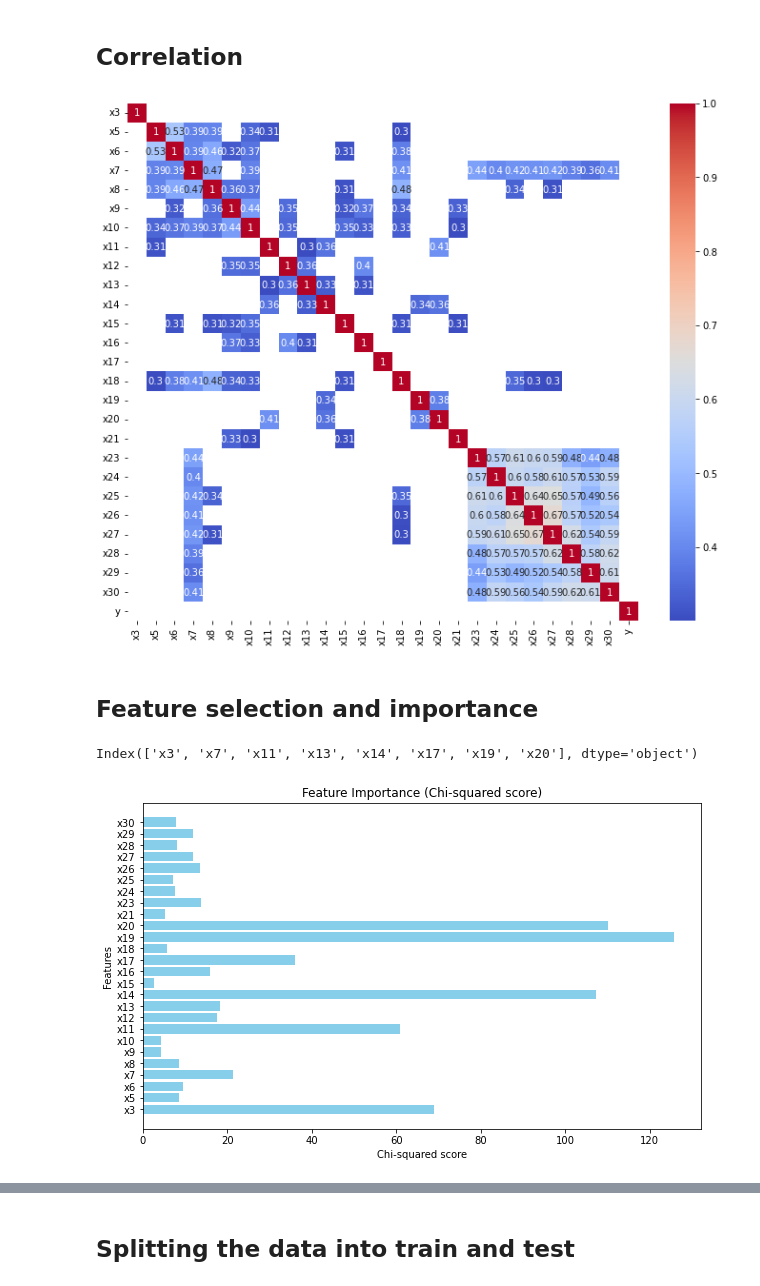
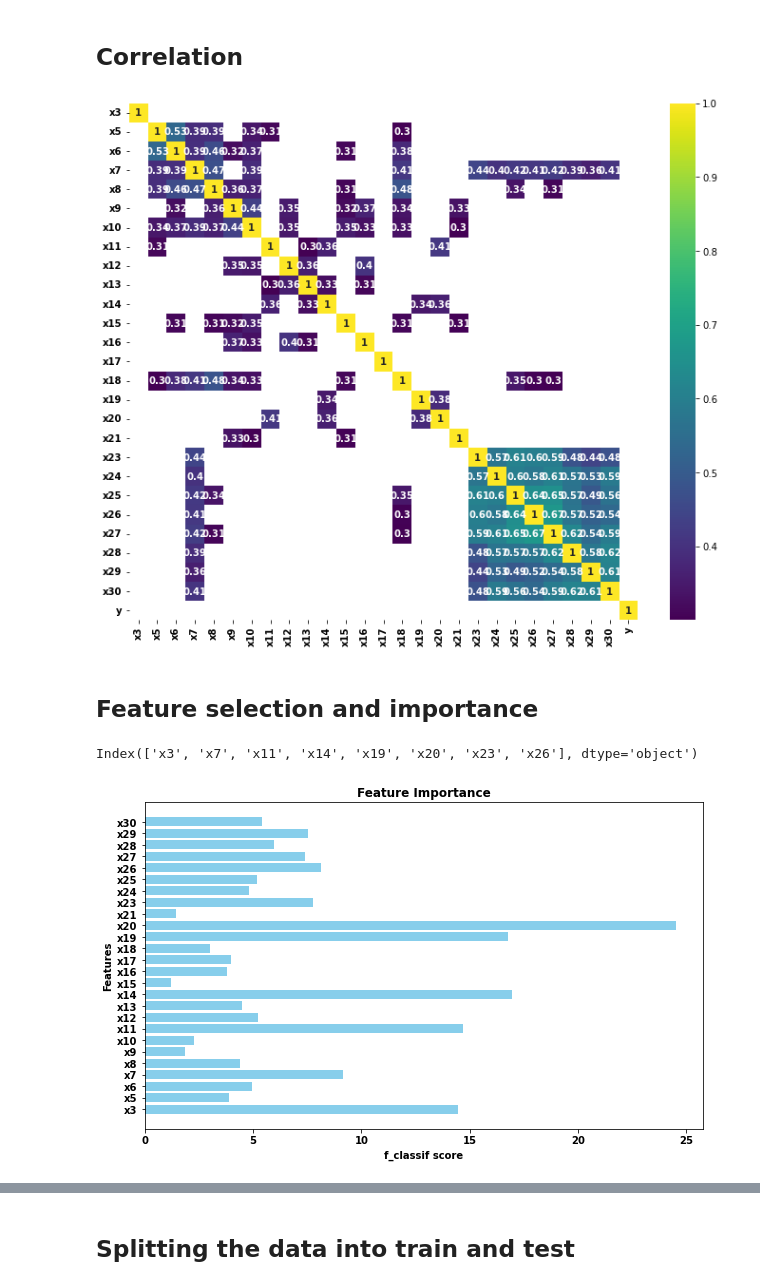
Before and after one commit to Milica19105/cbs, a Jupyter notebook: CBS_interview_task.ipynb, the cells around one changed output, grey strips where cells are left out. Drawn from its saved outputs; the diff is of its cells as text; code cells hidden in the pictures.

```diff
--- a/CBS_interview_task.ipynb
+++ b/CBS_interview_task.ipynb
@@ -131,31 +132,31 @@ I could see that that is not the case in my Dataframe, but what if I had a huge
 # %%
 import seaborn as sns
 
 matrix = df.corr()
 
 threshold = 0.3
 
 corr = matrix.abs() > threshold
 matrix_corr = matrix[corr]
 
 plt.figure(figsize=(12, 10))
 
-sns.heatmap(matrix_corr, annot=True, cmap='coolwarm')
+sns.heatmap(matrix_corr, annot=True, cmap='viridis', annot_kws={"weight": "bold"})
 
-plt.xticks(rotation=90)
-plt.yticks(rotation=0)
+plt.xticks(rotation=90, weight='bold')
+plt.yticks(rotation=0, weight='bold')
 
 plt.show()
 # %% [output]
-[figure, old version]
+[figure, new version]
 # %% [markdown]
 ## Feature selection and importance
 # %%
-from sklearn.feature_selection import SelectKBest, chi2
+from sklearn.feature_selection import SelectKBest,f_classif
 
 k = 8
 
-selector = SelectKBest(score_func=chi2, k=k)
+selector = SelectKBest(score_func=f_classif, k=k)
 
 X_new = selector.fit_transform(X, y)
 selected_features = X.columns[selector.get_support(indices=True)]
@@ -165,11 +166,17 @@ print(selected_features)
 scores = selector.scores_
 plt.figure(figsize=(10, 6))
 plt.barh(X.columns, scores, color='skyblue')
-plt.xlabel('Chi-squared score')
-plt.ylabel('Features')
-plt.title('Feature Importance (Chi-squared score)')
+plt.xlabel('f_classif score',fontweight='bold')
+plt.ylabel('Features',fontweight='bold')
+plt.title('Feature Importance',fontweight='bold')
+
+# Podešavanje fonta na bold
+plt.xticks(fontweight='bold')
+plt.yticks(fontweight='bold')
+
+
 plt.show()
 # %% [output]
-Index(['x3', 'x7', 'x11', 'x13', 'x14', 'x17', 'x19', 'x20'], dtype='object')
+Index(['x3', 'x7', 'x11', 'x14', 'x19', 'x20', 'x23', 'x26'], dtype='object')
-[figure, old version]
+[figure, new version]
 # %% [markdown]
```
Also changed, not shown: parts of 20 cells of this notebook.
